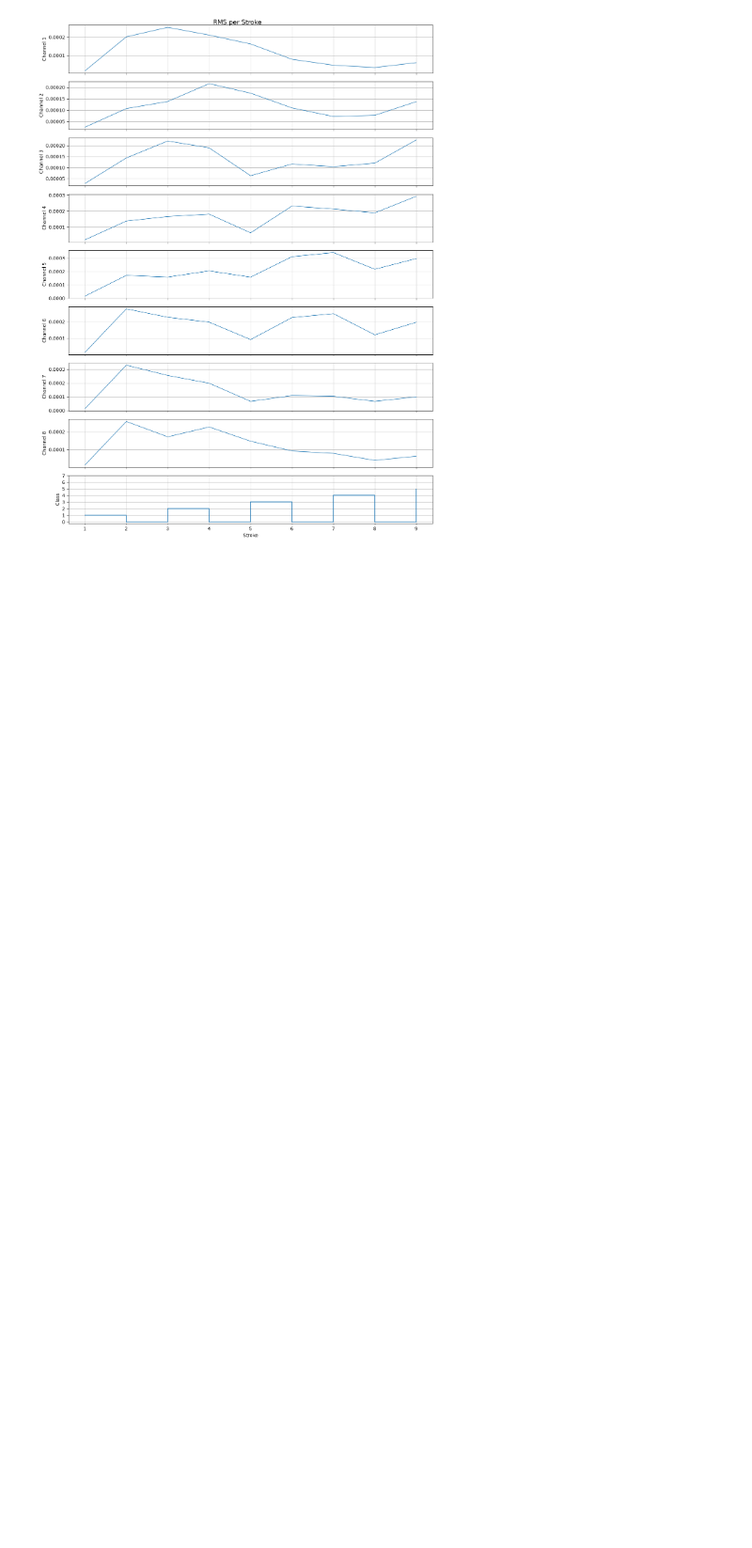
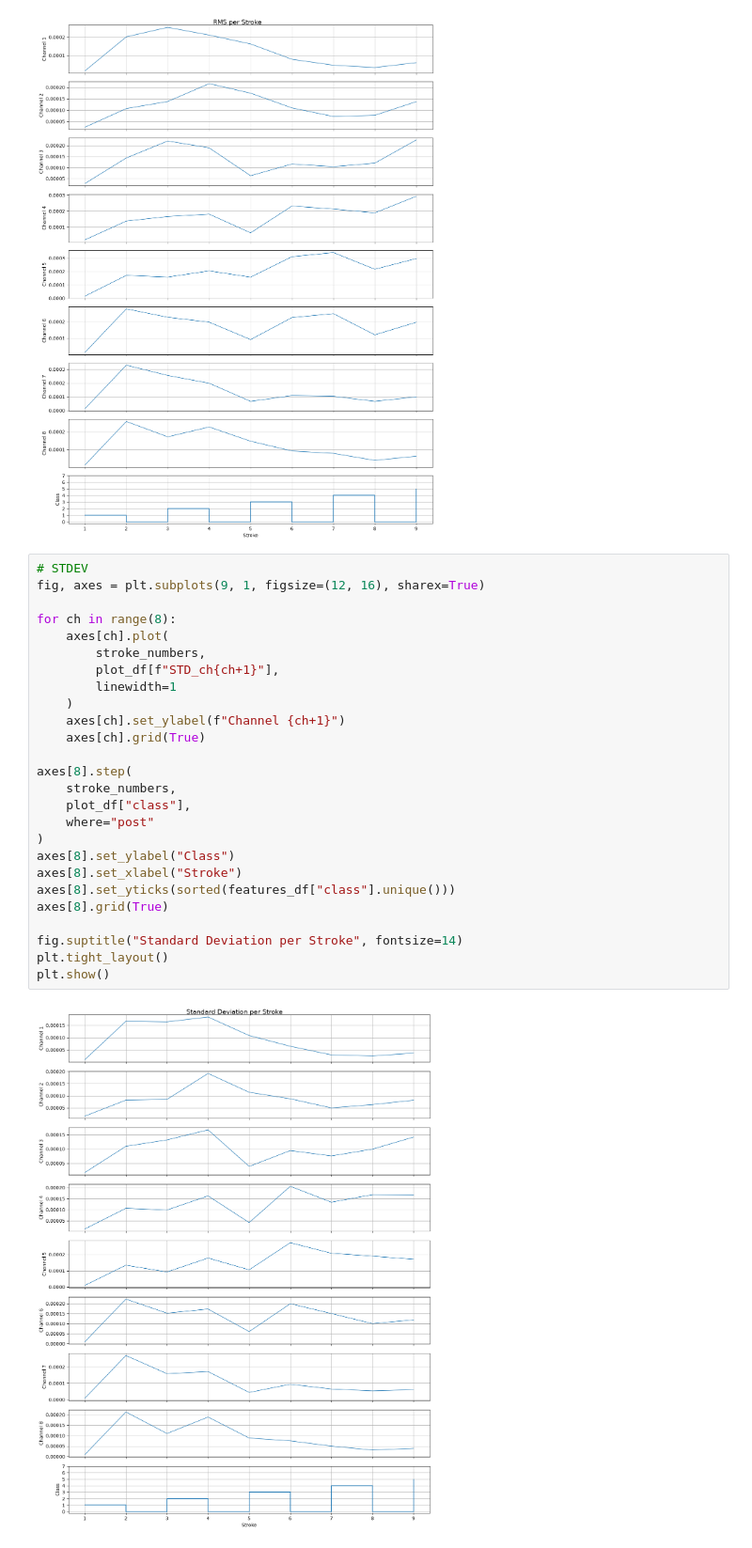
Before and after one commit to laauritaa/S-S_EMG, a Jupyter notebook: Data_Features.ipynb, the cells around one changed output. Shown at 94% size. Drawn from its saved outputs; the diff is of its cells as text; blank space fills up the shorter version.

```diff
--- a/Data_Features.ipynb
+++ b/Data_Features.ipynb
@@ -431,3 +431,31 @@ plt.tight_layout()
 plt.show()
 # %% [output]
 [figure]
+# %%
+# STDEV
+fig, axes = plt.subplots(9, 1, figsize=(12, 16), sharex=True)
+
+for ch in range(8):
+    axes[ch].plot(
+        stroke_numbers,
+        plot_df[f"STD_ch{ch+1}"],
+        linewidth=1
+    )
+    axes[ch].set_ylabel(f"Channel {ch+1}")
+    axes[ch].grid(True)
+
+axes[8].step(
+    stroke_numbers,
+    plot_df["class"],
+    where="post"
+)
+axes[8].set_ylabel("Class")
+axes[8].set_xlabel("Stroke")
+axes[8].set_yticks(sorted(features_df["class"].unique()))
+axes[8].grid(True)
+
+fig.suptitle("Standard Deviation per Stroke", fontsize=14)
+plt.tight_layout()
+plt.show()
+# %% [output]
+[figure, added]
```
Also changed, not shown: parts of 6 cells of this notebook, 1 other file.
